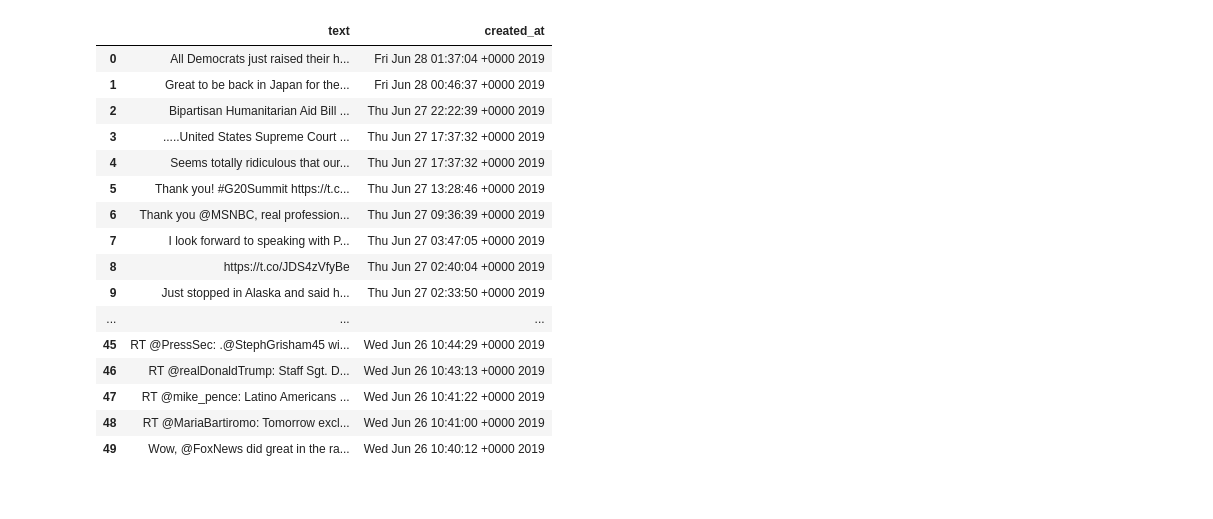
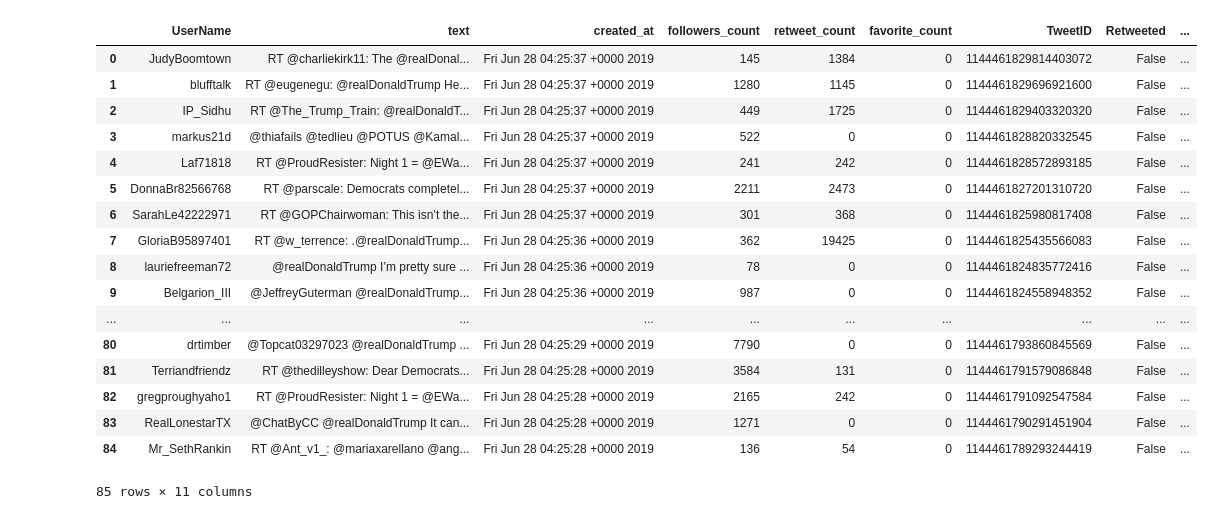
Before and after one commit to prathamantri/TwitterQueens, a Jupyter notebook: Starter_Notebook_New.ipynb, the cells around one changed output. Cells and saved outputs as stored; diff of their text form; code cells hidden in the pictures.

Commit message:
first collected tweets

```diff
--- a/Starter_Notebook_New.ipynb
+++ b/Starter_Notebook_New.ipynb
@@ -140,0 +108,41 @@ tweet_data_filter_pdf
+# %%
+for status in statuses:
+    tweet_id = status['id_str']
+    if tweet_id in processed_tweet_ids:
+        continue
+
+    processed_tweet_ids.add(tweet_id)
+
+    tweet_data_filter["UserName"].append(status['user']['screen_name'])
+    tweet_data_filter["text"].append(status['text'])
+    tweet_data_filter["created_at"].append(status['created_at'])
+    tweet_data_filter["followers_count"].append(status['user']['followers_count'])
+    tweet_data_filter["retweet_count"].append(status['retweet_count'])
+    tweet_data_filter["favorite_count"].append(status['favorite_count'])
+    tweet_data_filter["TweetID"].append(tweet_id)
+    tweet_data_filter["Retweeted"].append(status['retweeted'])
+    tweet_data_filter["UserID"].append(status['user']['id_str'])
+    tweet_data_filter["language"].append(status['user']['lang'])
+    tweet_data_filter['verified'].append(status['user']['verified'])
+
+tweet_data_filter_pdf = pd.DataFrame(tweet_data_filter)
+tweet_data_filter_pdf
+# %% [output]
+|  | UserName | text | created_at | followers_count | retweet_count | favorite_count | TweetID | Retweeted | ... |
+| 0 | JudyBoomtown | RT @charliekirk11: The @realDonal... | Fri Jun 28 04:25:37 +0000 2019 | 145 | 1384 | 0 | 1144461829814403072 | False | ... |
+| 1 | blufftalk | RT @eugenegu: @realDonaldTrump He... | Fri Jun 28 04:25:37 +0000 2019 | 1280 | 1145 | 0 | 1144461829696921600 | False | ... |
+| 2 | IP_Sidhu | RT @The_Trump_Train: @realDonaldT... | Fri Jun 28 04:25:37 +0000 2019 | 449 | 1725 | 0 | 1144461829403320320 | False | ... |
+| 3 | markus21d | @thiafails @tedlieu @POTUS @Kamal... | Fri Jun 28 04:25:37 +0000 2019 | 522 | 0 | 0 | 1144461828820332545 | False | ... |
+| 4 | Laf71818 | RT @ProudResister: Night 1 = @EWa... | Fri Jun 28 04:25:37 +0000 2019 | 241 | 242 | 0 | 1144461828572893185 | False | ... |
+| 5 | DonnaBr82566768 | RT @parscale: Democrats completel... | Fri Jun 28 04:25:37 +0000 2019 | 2211 | 2473 | 0 | 1144461827201310720 | False | ... |
+| 6 | SarahLe42222971 | RT @GOPChairwoman: This isn’t the... | Fri Jun 28 04:25:37 +0000 2019 | 301 | 368 | 0 | 1144461825980817408 | False | ... |
+| 7 | GloriaB95897401 | RT @w_terrence: .@realDonaldTrump... | Fri Jun 28 04:25:36 +0000 2019 | 362 | 19425 | 0 | 1144461825435566083 | False | ... |
+| 8 | lauriefreeman72 | @realDonaldTrump I’m pretty sure ... | Fri Jun 28 04:25:36 +0000 2019 | 78 | 0 | 0 | 1144461824835772416 | False | ... |
+| 9 | Belgarion_III | @JeffreyGuterman @realDonaldTrump... | Fri Jun 28 04:25:36 +0000 2019 | 987 | 0 | 0 | 1144461824558948352 | False | ... |
+| ... | ... | ... | ... | ... | ... | ... | ... | ... | ... |
+| 80 | drtimber | @Topcat03297023 @realDonaldTrump ... | Fri Jun 28 04:25:29 +0000 2019 | 7790 | 0 | 0 | 1144461793860845569 | False | ... |
+| 81 | Terriandfriendz | RT @thedilleyshow: Dear Democrats... | Fri Jun 28 04:25:28 +0000 2019 | 3584 | 131 | 0 | 1144461791579086848 | False | ... |
+| 82 | gregproughyaho1 | RT @ProudResister: Night 1 = @EWa... | Fri Jun 28 04:25:28 +0000 2019 | 2165 | 242 | 0 | 1144461791092547584 | False | ... |
+| 83 | RealLonestarTX | @ChatByCC @realDonaldTrump It can... | Fri Jun 28 04:25:28 +0000 2019 | 1271 | 0 | 0 | 1144461790291451904 | False | ... |
+| 84 | Mr_SethRankin | RT @Ant_v1_: @mariaxarellano @ang... | Fri Jun 28 04:25:28 +0000 2019 | 136 | 54 | 0 | 1144461789293244419 | False | ... |
+85 rows × 11 columns
@@ -144,8 +154,7 @@ from collections import defaultdict
 
 trump_search_params = {
     'screen_name': 'realDonaldTrump',
-    'result_type': 'recent',
-    'count': 50
+    'count': 1000
 }
 
 
@@ -158,31 +167,6 @@ trump_tweet_data = search_resp2.json()
 
 trump_tweet_data_filter = defaultdict(list)
 
+processed_trump_tweet_ids = set()
+
 # trump_tweet_data
-
-for x in trump_tweet_data:
-    trump_tweet_data_filter["text"].append(x['text'])
-    trump_tweet_data_filter["created_at"].append(x['created_at'])
-
-
-trump_data_filter_pdf = pd.DataFrame(trump_tweet_data_filter)
-
-trump_data_filter_pdf
-# %% [output]
-|  | text | created_at |
-| 0 | All Democrats just raised their h... | Fri Jun 28 01:37:04 +0000 2019 |
-| 1 | Great to be back in Japan for the... | Fri Jun 28 00:46:37 +0000 2019 |
-| 2 | Bipartisan Humanitarian Aid Bill ... | Thu Jun 27 22:22:39 +0000 2019 |
-| 3 | .....United States Supreme Court ... | Thu Jun 27 17:37:32 +0000 2019 |
-| 4 | Seems totally ridiculous that our... | Thu Jun 27 17:37:32 +0000 2019 |
-| 5 | Thank you! #G20Summit https://t.c... | Thu Jun 27 13:28:46 +0000 2019 |
-| 6 | Thank you @MSNBC, real profession... | Thu Jun 27 09:36:39 +0000 2019 |
-| 7 | I look forward to speaking with P... | Thu Jun 27 03:47:05 +0000 2019 |
-| 8 | https://t.co/JDS4zVfyBe | Thu Jun 27 02:40:04 +0000 2019 |
-| 9 | Just stopped in Alaska and said h... | Thu Jun 27 02:33:50 +0000 2019 |
-| ... | ... | ... |
-| 45 | RT @PressSec: .@StephGrisham45 wi... | Wed Jun 26 10:44:29 +0000 2019 |
-| 46 | RT @realDonaldTrump: Staff Sgt. D... | Wed Jun 26 10:43:13 +0000 2019 |
-| 47 | RT @mike_pence: Latino Americans ... | Wed Jun 26 10:41:22 +0000 2019 |
-| 48 | RT @MariaBartiromo: Tomorrow excl... | Wed Jun 26 10:41:00 +0000 2019 |
-| 49 | Wow, @FoxNews did great in the ra... | Wed Jun 26 10:40:12 +0000 2019 |
```
Also changed, not shown: parts of 6 cells of this notebook, 3 other files.
